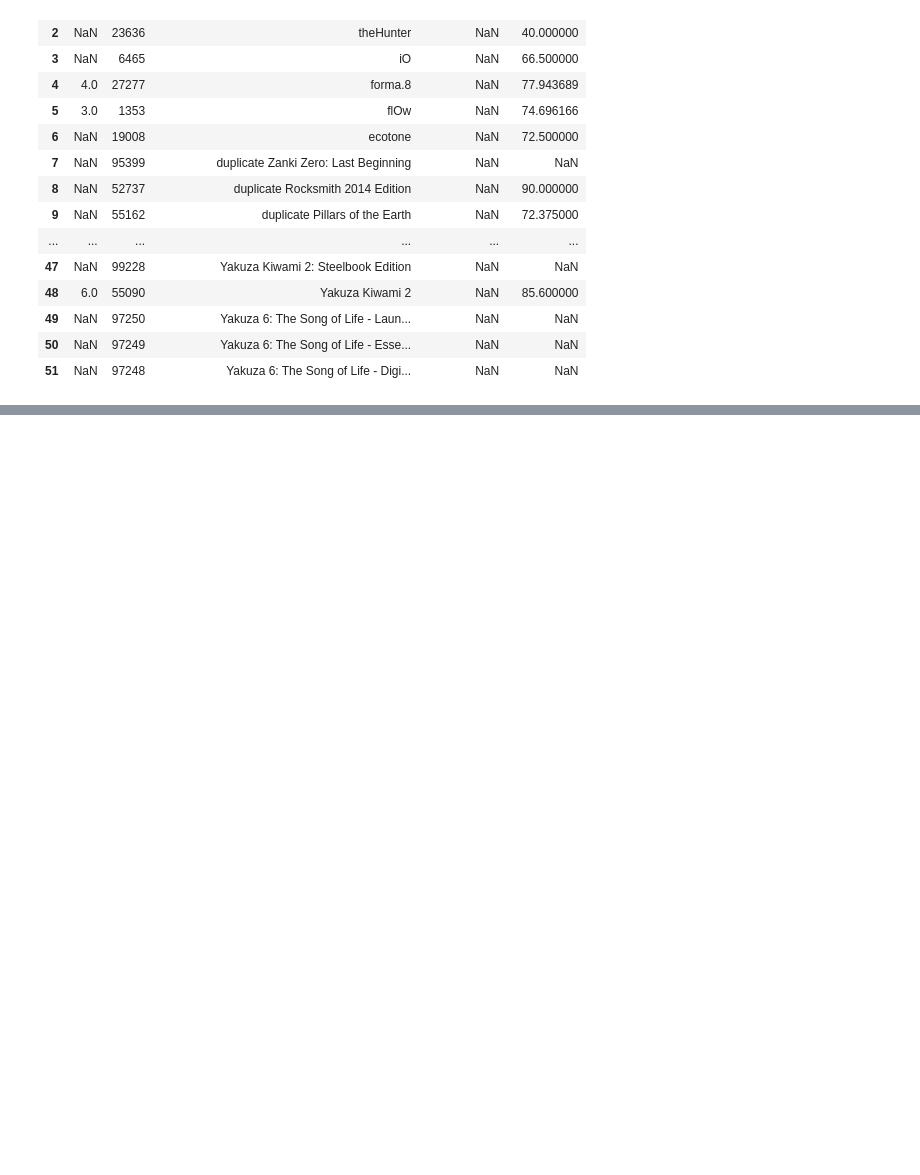
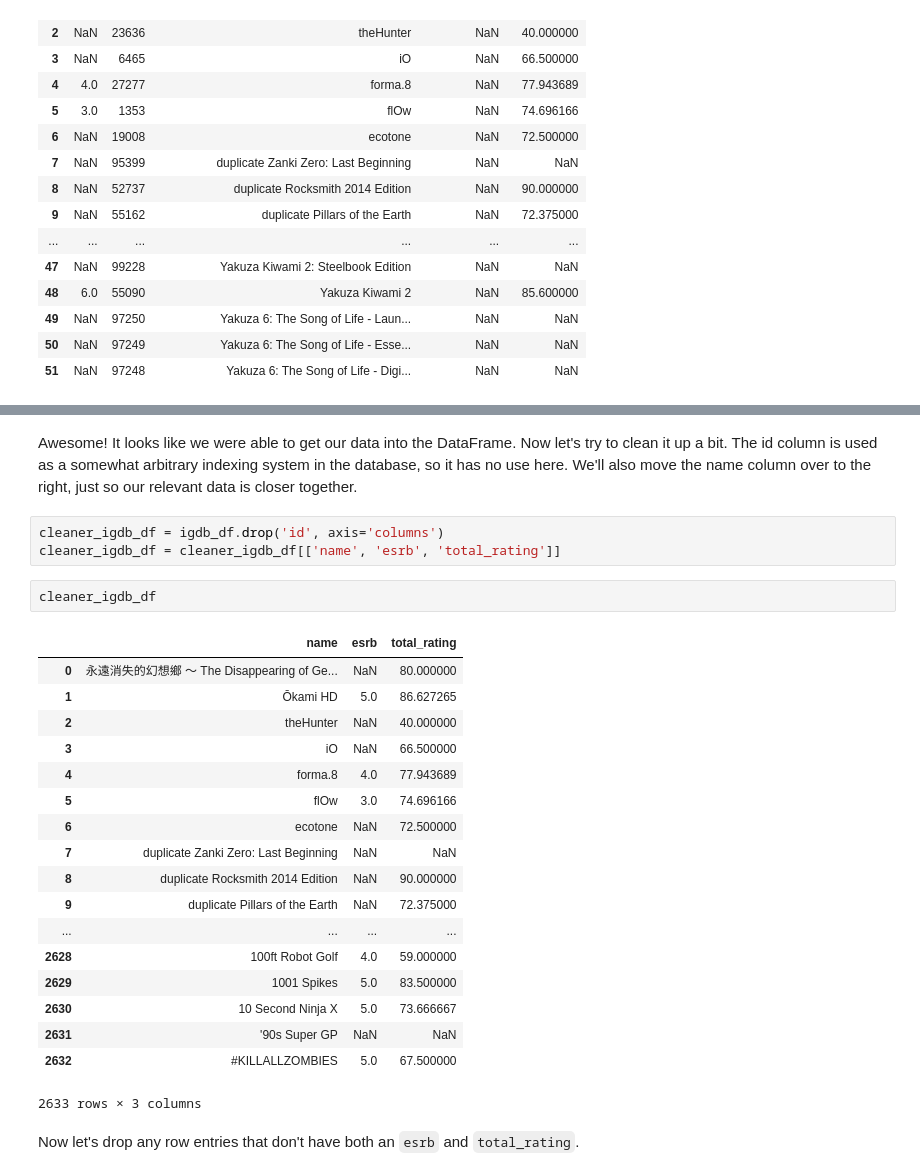
Before and after one commit to tsekenrick/api-data-extraction-and-analysis, a Jupyter notebook: homework02a.ipynb, the cells around one changed output, grey strips where cells are left out. Saved outputs shown, nothing was run; the diff lists cells and outputs as text; blank space fills up the shorter version.

```diff
--- a/homework02a.ipynb
+++ b/homework02a.ipynb
@@ -143,0 +205,28 @@ result=igdb.scroll(result)
+# %% [markdown]
+Awesome! It looks like we were able to get our data into the DataFrame. Now let's try to clean it up a bit. The id column is used as a somewhat arbitrary indexing system in the database, so it has no use here. We'll also move the name column over to the right, just so our relevant data is closer together.
+# %%
+cleaner_igdb_df = igdb_df.drop('id', axis='columns')
+cleaner_igdb_df = cleaner_igdb_df[['name', 'esrb', 'total_rating']]
+# %%
+cleaner_igdb_df
+# %% [output]
+|  | name | esrb | total_rating |
+| 0 | 永遠消失的幻想鄉 ～ The Disappearing of Ge... | NaN | 80.000000 |
+| 1 | Ōkami HD | 5.0 | 86.627265 |
+| 2 | theHunter | NaN | 40.000000 |
+| 3 | iO | NaN | 66.500000 |
+| 4 | forma.8 | 4.0 | 77.943689 |
+| 5 | flOw | 3.0 | 74.696166 |
+| 6 | ecotone | NaN | 72.500000 |
+| 7 | duplicate Zanki Zero: Last Beginning | NaN | NaN |
+| 8 | duplicate Rocksmith 2014 Edition | NaN | 90.000000 |
+| 9 | duplicate Pillars of the Earth | NaN | 72.375000 |
+| ... | ... | ... | ... |
+| 2628 | 100ft Robot Golf | 4.0 | 59.000000 |
+| 2629 | 1001 Spikes | 5.0 | 83.500000 |
+| 2630 | 10 Second Ninja X | 5.0 | 73.666667 |
+| 2631 | '90s Super GP | NaN | NaN |
+| 2632 | #KILLALLZOMBIES | 5.0 | 67.500000 |
+2633 rows × 3 columns
+# %% [markdown]
+Now let's drop any row entries that don't have both an `esrb` and `total_rating`.
```
Also changed, not shown: parts of 14 cells of this notebook.
